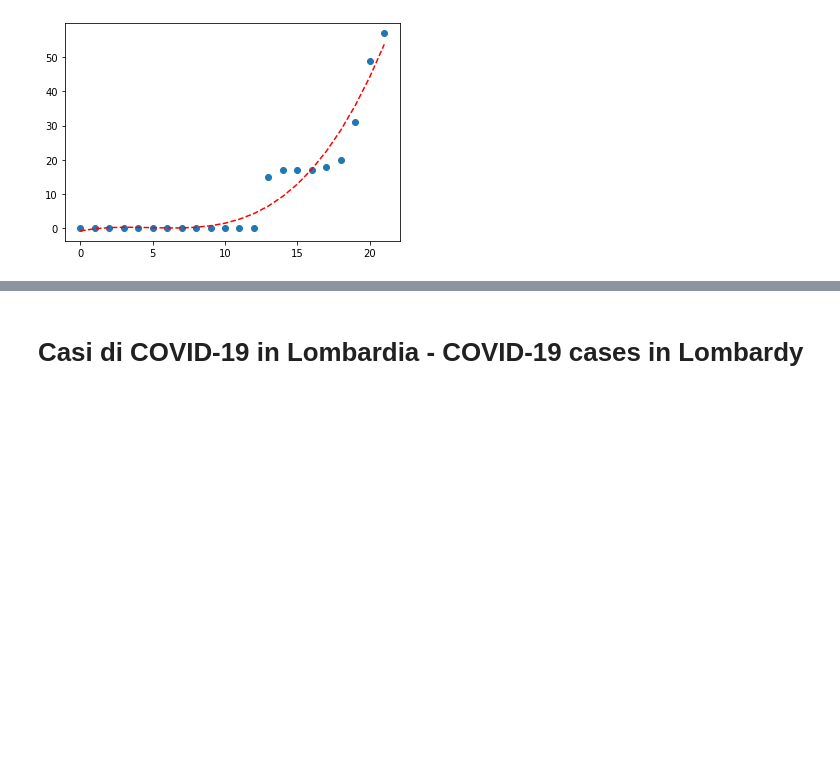
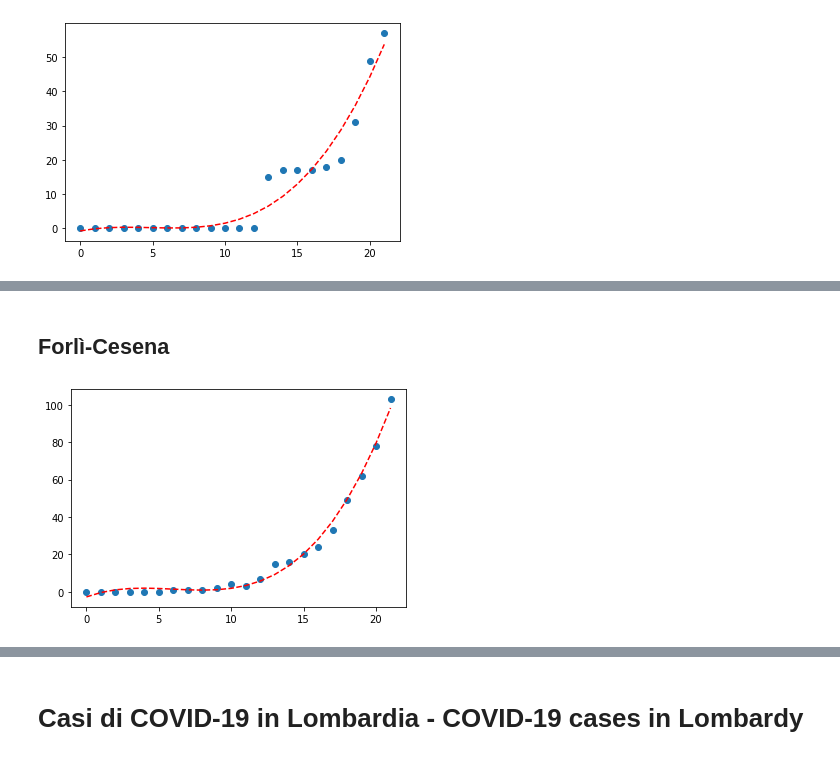
Before and after one commit to mircozanchi/COVID-19, a Jupyter notebook: notebooks/Province.ipynb, the cells around one changed output, grey strips where cells are left out. Saved outputs shown, nothing was run; the diff lists cells and outputs as text; code cells hidden in the pictures; blank space fills up the shorter version.

```diff
--- a/notebooks/Province.ipynb
+++ b/notebooks/Province.ipynb
@@ -176,0 +195,6 @@ calculate_and_create_chart_for_province(START_DATE, 'Salerno')
+# %% [markdown]
+## Forlì-Cesena
+# %%
+calculate_and_create_chart_for_province(START_DATE, 'Forlì-Cesena')
+# %% [output]
+[figure, added]
```
Also changed, not shown: parts of 63 cells of this notebook.
